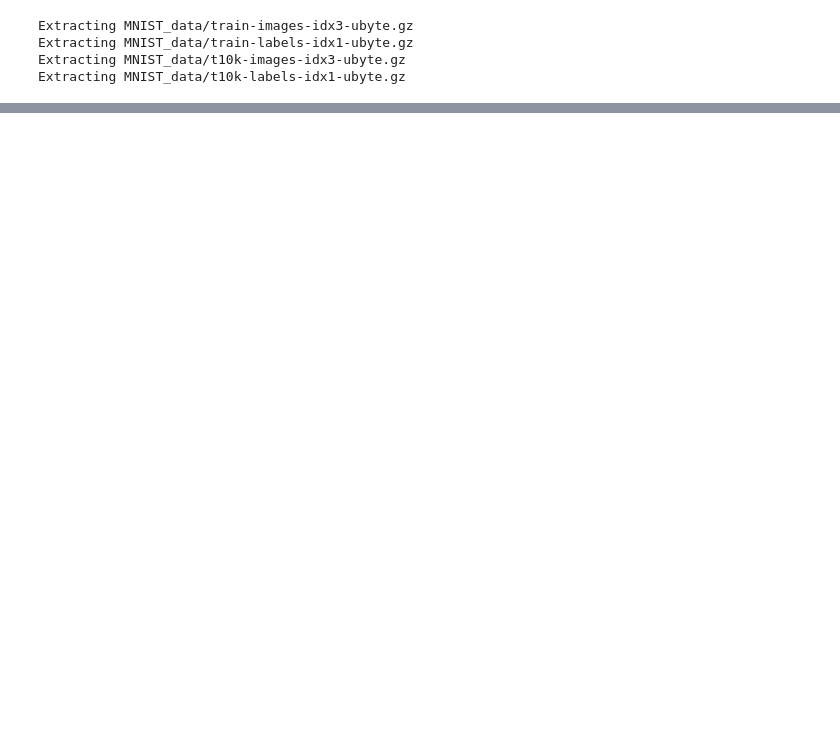
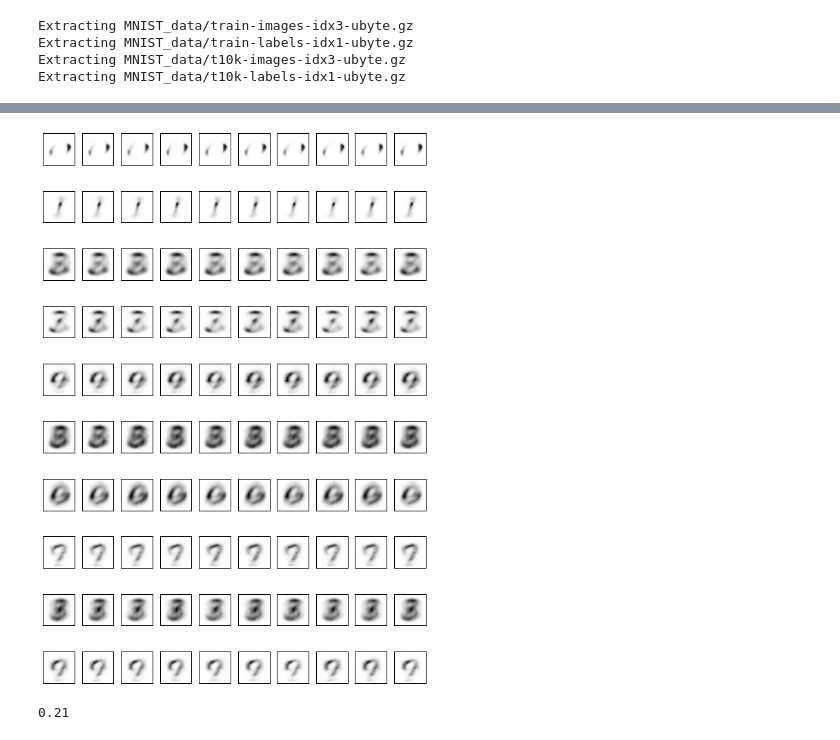
Before and after one commit to Jianbo-Lab/deep-learning-project, a Jupyter notebook: notebook/SSL.ipynb, the cells around one changed output, grey strips where cells are left out. Drawn from its saved outputs; the diff is of its cells as text; code cells hidden in the pictures; blank space fills up the shorter version.

```diff
--- a/notebook/SSL.ipynb
+++ b/notebook/SSL.ipynb
@@ -114,0 +138,37 @@ sess.close()
+# %%
+sess = tf.InteractiveSession()
+build_encoder1 = Encoder1(200)
+build_encoder2 = Encoder2(200)
+build_decoder = Decoder(200)
+
+model = SSL_M2(sess, build_encoder1, build_encoder2, build_decoder, labeled, unlabeled,
+            batch_size = 100, z_dim = 30, x_dim = 784, y_dim=10, alpha=55000./10,
+           learning_rate = 0.004, num_epochs = 20, load=True,
+          load_file = "checkpoints/SSL_M2_checkpoint_10000")
+# %%
+num_examples = 10
+
+labels = np.repeat(np.identity(10), num_examples, axis=0)
+generated_images = model.generate(num=100, labels=labels)
+
+num_show = 5
+plt.figure(figsize=(8,12))
+for i in xrange(10):
+    for j in xrange(num_examples):
+        plt.subplot(10, num_examples, 10*i+j+1)
+        plt.imshow(generated_images[10*i+j,].reshape(28, 28), cmap='gray_r')
+        plt.xticks([])
+        plt.yticks([])
+plt.tight_layout()
+plt.savefig('images/SSL_generate_10000')
+plt.show()
+# %% [output]
+[figure, added]
+# %%
+# Classify validation images
+x_val, y_val = mnist.validation.next_batch(100)
+y_pred = model.classify(x_val)
+y_val = np.argmax(y_val, axis=1)
+print np.sum(y_pred == y_val)/100.
+# %% [output]
+0.21
```
Also changed, not shown: parts of 13 cells of this notebook, 8 other files.
